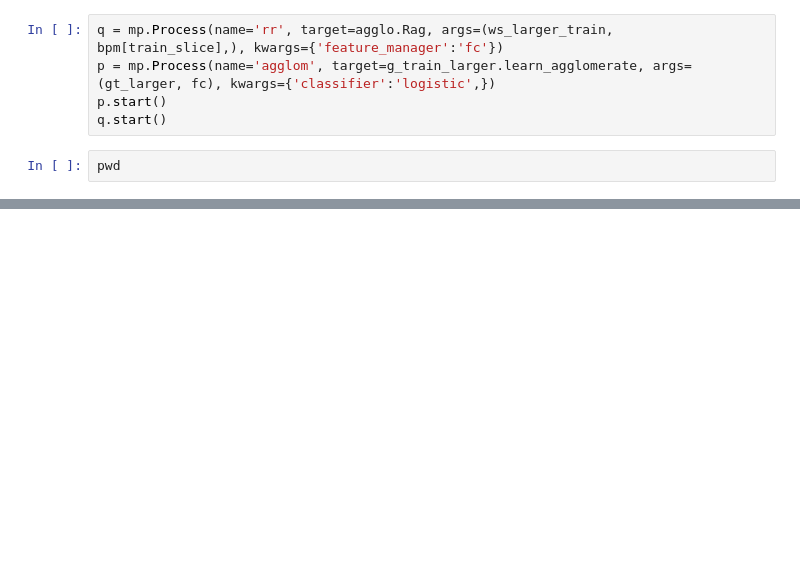
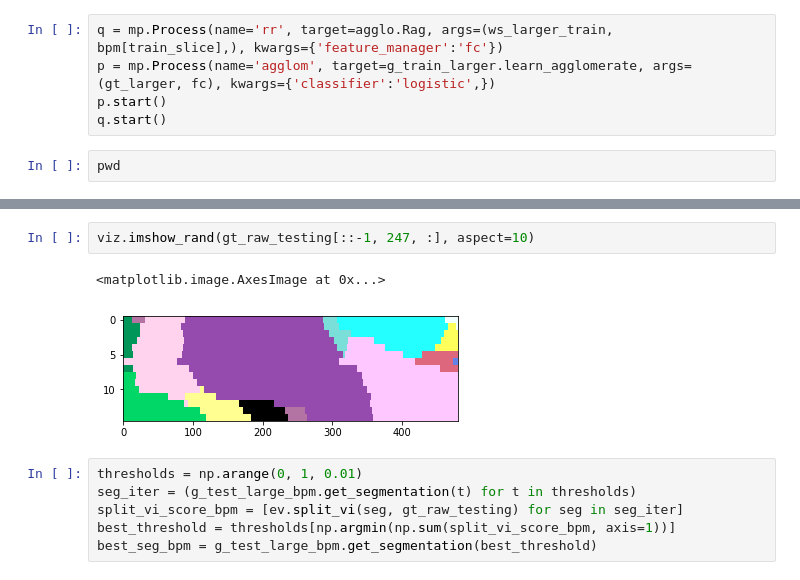
Before and after one commit to JohnnyTeutonic/view_all, a Jupyter notebook: notebooks/compact_notebook.ipynb, the cells around one changed output, grey strips where cells are left out. Drawn from its saved outputs; the diff is of its cells as text; blank space fills up the shorter version.

```diff
--- a/notebooks/compact_notebook.ipynb
+++ b/notebooks/compact_notebook.ipynb
@@ -143,0 +160,11 @@ pwd
+# %%
+viz.imshow_rand(gt_raw_testing[::-1, 247, :], aspect=10)
+# %% [output]
+<matplotlib.image.AxesImage at 0x...>
+[figure, added]
+# %%
+thresholds = np.arange(0, 1, 0.01)
+seg_iter = (g_test_large_bpm.get_segmentation(t) for t in thresholds)
+split_vi_score_bpm = [ev.split_vi(seg, gt_raw_testing) for seg in seg_iter]
+best_threshold = thresholds[np.argmin(np.sum(split_vi_score_bpm, axis=1))]
+best_seg_bpm = g_test_large_bpm.get_segmentation(best_threshold)
```
Also changed, not shown: parts of 7 cells of this notebook, 1 other file.
